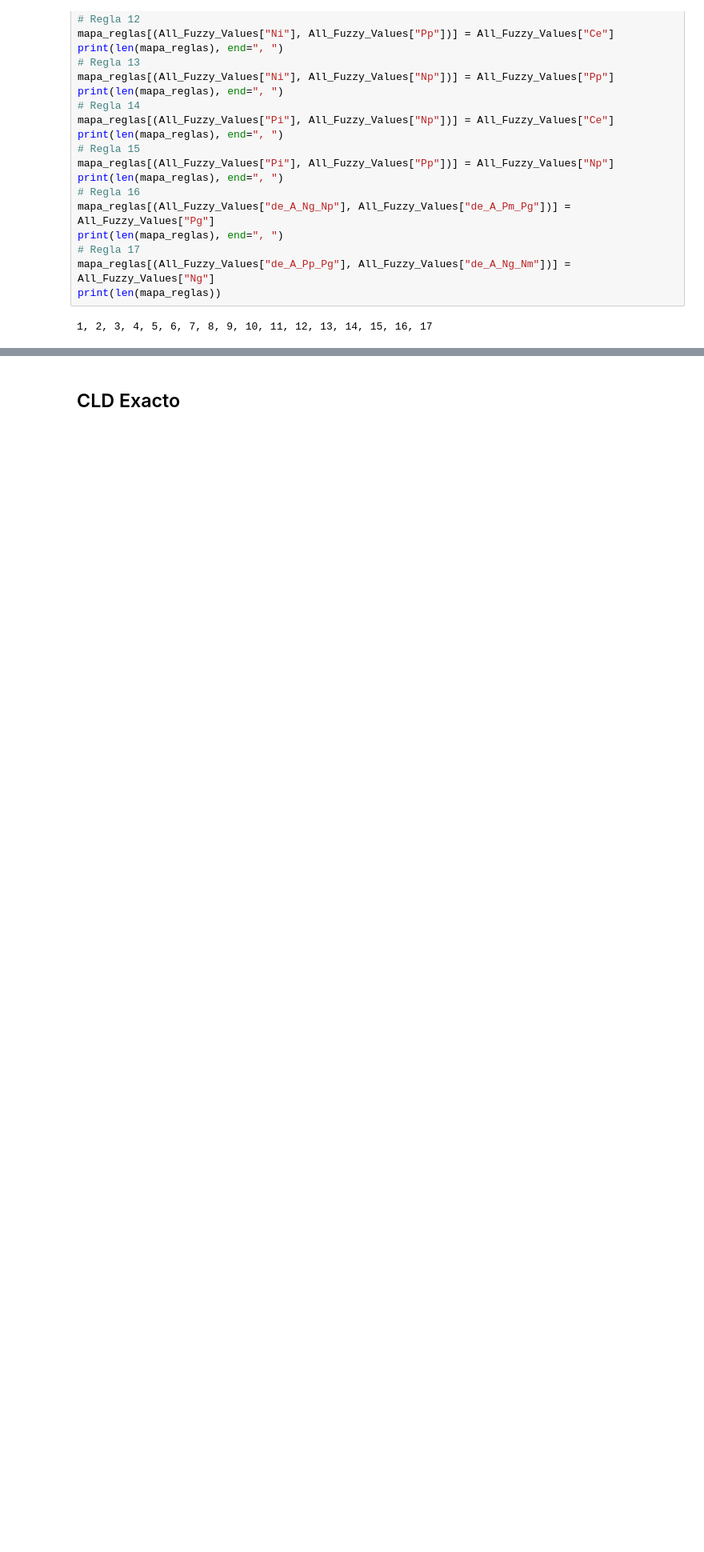
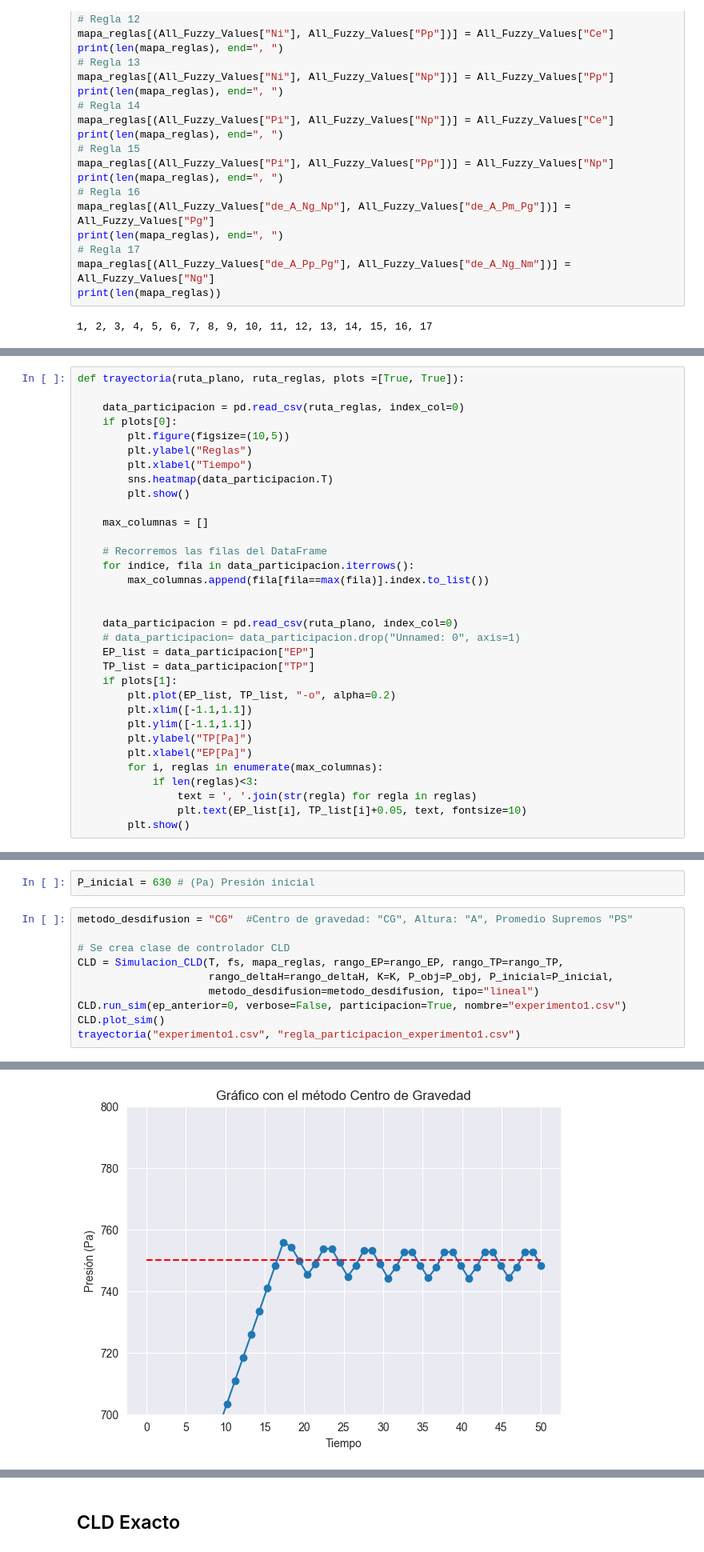
Before and after one commit to NicolasIsla/fuzzy-chainsaw, a Jupyter notebook: proyecto1.ipynb, the cells around one changed output, grey strips where cells are left out. Shown at 80% size. Saved outputs shown, nothing was run; the diff lists cells and outputs as text; blank space fills up the shorter version.

Commit message:
experimentos

```diff
--- a/proyecto1.ipynb
+++ b/proyecto1.ipynb
@@ -202,3 +199,36 @@ map_rules
+# %%
+def trayectoria(ruta_plano, ruta_reglas, plots =[True, True]):
+
+    data_participacion = pd.read_csv(ruta_reglas, index_col=0)
+    if plots[0]:
+        plt.figure(figsize=(10,5))
+        plt.ylabel("Reglas")
+        plt.xlabel("Tiempo")
+        sns.heatmap(data_participacion.T)
+        plt.show()
+
+    max_columnas = []
+
+    # Recorremos las filas del DataFrame
+    for indice, fila in data_participacion.iterrows():
+        max_columnas.append(fila[fila==max(fila)].index.to_list())
+
+
+    data_participacion = pd.read_csv(ruta_plano, index_col=0)
+    # data_participacion= data_participacion.drop("Unnamed: 0", axis=1)
+    EP_list = data_participacion["EP"]
+    TP_list = data_participacion["TP"]
+    if plots[1]:
+        plt.plot(EP_list, TP_list, "-o", alpha=0.2)
+        plt.xlim([-1.1,1.1])
+        plt.ylim([-1.1,1.1])
+        plt.ylabel("TP[Pa]")
+        plt.xlabel("EP[Pa]")
+        for i, reglas in enumerate(max_columnas):
+            if len(reglas)<3:
+                text = ', '.join(str(regla) for regla in reglas)
+                plt.text(EP_list[i], TP_list[i]+0.05, text, fontsize=10)
+        plt.show()
 # %%
 # Se definen condiciones iniciales y restricciones para los valores difusos.
 T = 50  # (s) Tiempo de simulación
@@ -248,0 +243,13 @@ plt.show()
+# %%
+P_inicial = 630 # (Pa) Presión inicial
+# %%
+metodo_desdifusion = "CG"  #Centro de gravedad: "CG", Altura: "A", Promedio Supremos "PS"
+
+# Se crea clase de controlador CLD
+CLD = Simulacion_CLD(T, fs, mapa_reglas, rango_EP=rango_EP, rango_TP=rango_TP,
+                     rango_deltaH=rango_deltaH, K=K, P_obj=P_obj, P_inicial=P_inicial,
+                     metodo_desdifusion=metodo_desdifusion, tipo="lineal")
+CLD.run_sim(ep_anterior=0, verbose=False, participacion=True, nombre="experimento1.csv")
+CLD.plot_sim()
+trayectoria("experimento1.csv", "regla_participacion_experimento1.csv")
+# %% [output]
@@ -248,0 +265 @@ plt.show()
+[figure, added]
```
Also changed, not shown: parts of 32 cells of this notebook, 2 other files.
